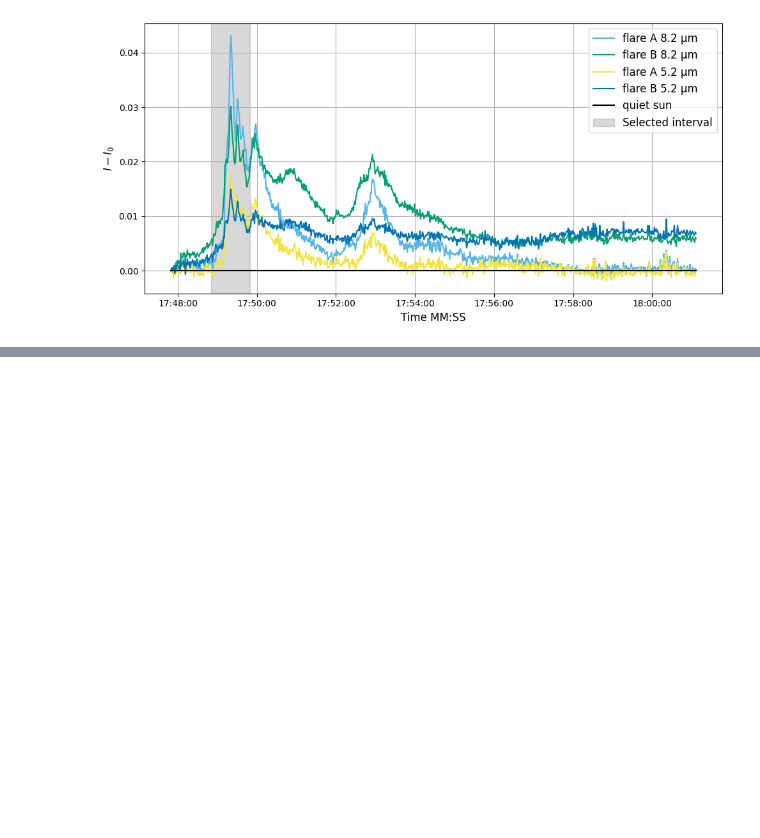
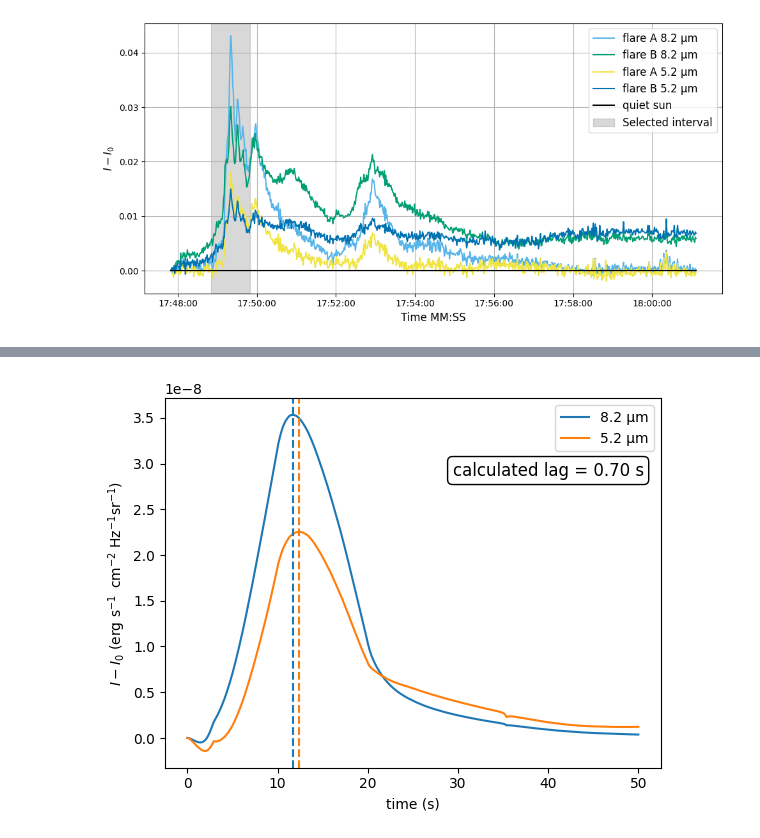
Before and after one commit to miguelrq21-spec/Delay-observations-mid-infrared-channels-in-solar-flare-footpoints, a Jupyter notebook: MIRI_data.ipynb, the cells around one changed output, grey strips where cells are left out. Saved outputs shown, nothing was run; the diff lists cells and outputs as text; code cells hidden in the pictures; blank space fills up the shorter version.

```diff
--- a/MIRI_data.ipynb
+++ b/MIRI_data.ipynb
@@ -307,0 +884,12 @@ plt.show()
+# %%
+# Load variables from the pickle file
+with open(f'{folder}/RADYN_Outputs_FChromaGrid/radyn_out.val3c_d3_1.0e11_t20s_15kev_fp.pkl', 'rb') as f:
+    loaded_data = pickle.load(f)
+
+# variables from the pickle file
+times_1 = loaded_data['times_1']
+proton_density = loaded_data['proton_density']
+hydrogen_density = loaded_data['hydrogen_density']
+electron_density = loaded_data['electron_density']
+temperature = loaded_data['temperature']
+height_array = loaded_data['height_array']
@@ -307,0 +1141,87 @@ plt.show()
+# %%
+#Variation of intensity in time
+
+I_5um=[]
+I_8um=[]
+
+#time steps (goes from 0 to 501)
+for n in range(501):
+    N_puntos= 10000
+
+    height_array_n = height_array[n, :]-np.min(height_array[n, :])
+    height_array_inter=np.linspace(np.max(height_array_n), 0, N_puntos)
+
+    # Parameters for each point in time (n) and space (i) taKen from RADYN
+    n_e = electron_density[n, :]
+    n_p = proton_density[n, :]
+    n_H = hydrogen_density[n, :]
+    T = temperature[n, :]
+
+    #5um:
+    nu = 5.765e+13  # frequency in Hz
+    K_5um_H_values = K_nu_H(T, n_e, n_p, nu)
+    K_5um_H_minus_values = K_nu_H_minus(n_e, n_H, nu, T)
+    K_5um_values = total_K_nu(K_5um_H_values, K_5um_H_minus_values, nu, T)
+    K_5um_values = np.exp(np.interp(height_array_inter[::-1], height_array_n[::-1], np.log(K_5um_values)[::-1])[::-1])
+    T2 = np.exp(np.interp(height_array_inter[::-1], height_array_n[::-1], np.log(T)[::-1])[::-1])
+
+    B_5um = B_nu(nu, T2)
+    j_5um = K_5um_values*B_5um
+
+    #FIRST INTGRATION
+    tau_5um = -integrate.cumulative_trapezoid(K_5um_values, x=height_array_inter, initial=0)
+    CF_5um= CF(K_5um_values, B_5um, tau_5um)
+
+    #SECOND INTEGRATION
+    I_5um_n = -integrate.trapezoid(CF_5um, x=height_array_inter)
+    I_5um.append(I_5um_n)
+
+    #8um:
+    nu = 3.656e+13  # frequency
+    K_8um_H_values = K_nu_H(T, n_e, n_p, nu)
+    K_8um_H_minus_values = K_nu_H_minus(n_e, n_H, nu, T)
+    K_8um_values = total_K_nu(K_8um_H_values, K_8um_H_minus_values, nu, T)
+    K_8um_values = np.exp(np.interp(height_array_inter[::-1], height_array_n[::-1], np.log(K_8um_values)[::-1])[::-1])
+
+    B_8um = B_nu(nu, T2)
+    j_8um = K_8um_values*B_8um
+
+    #FIRST INTGRATION
+    tau_8um = -integrate.cumulative_trapezoid(K_8um_values, x=height_array_inter, initial=0)
+    CF_8um= CF(K_8um_values, B_8um, tau_8um)
+
+    #SECOND INTEGRATION
+    I_8um_n =  -integrate.trapezoid(CF_8um, x=height_array_inter)
+    I_8um.append(I_8um_n)
+
+T_5um = T_b(5.765e+13, I_5um)
+T_8um = T_b(3.656e+13, I_8um)
+
+#PLOT
+plt.plot(times_1,(I_8um-I_8um[0]), label="8.2 µm", color='C0')
+plt.plot(times_1,(I_5um-I_5um[0]), label="5.2 µm", color='C1')
+max_height_8um = times_1[np.argmax(I_8um)]
+max_height_5um = times_1[np.argmax(I_5um)]
+delay_max= max_height_5um-max_height_8um
+plt.axvline(x = max_height_8um,color='C0',linestyle='--')
+plt.axvline(x = max_height_5um,color='C1',linestyle='--')
+plt.xlabel('time (s)')
+plt.ylabel(r"$I - I_{0}$ ($\operatorname{erg~s}^{-1} \mathrm{~cm}^{-2} \mathrm{~Hz}^{-1} \mathrm{sr}^{-1}$)")
+plt.legend()
+
+plt.text(max(times_1)*0.8, max(I_8um-I_8um[0])*0.8,
+         f"calculated lag = {delay_max:.2f} s",
+         ha="center", va="bottom", fontsize=12,
+         bbox=dict(facecolor="white", edgecolor="black", boxstyle="round,pad=0.3"))
+
+plt.show()
+
+#PRINTS
+delay_max= max_height_5um-max_height_8um
+print(f"Initial intensity 8μm: {I_8um[0]} (erg*s^{-1}*cm^{-2}*Hz^{-1}*sr^{-1})")
+print(f"Initial intensity 5μm: {I_5um[0]} (erg*s^{-1}*cm^{-2}*Hz^{-1}*sr^{-1})")
+print(f"time max intesnity 8um: {max_height_8um:.2f}s")
+print(f"time max intesnity 5um: {max_height_5um:.2f}s")
+print(f"Delay between max: {delay_max:.2f}s")
+# %% [output]
+[figure, added]
```
Also changed, not shown: parts of 29 cells of this notebook, 46 other files.
